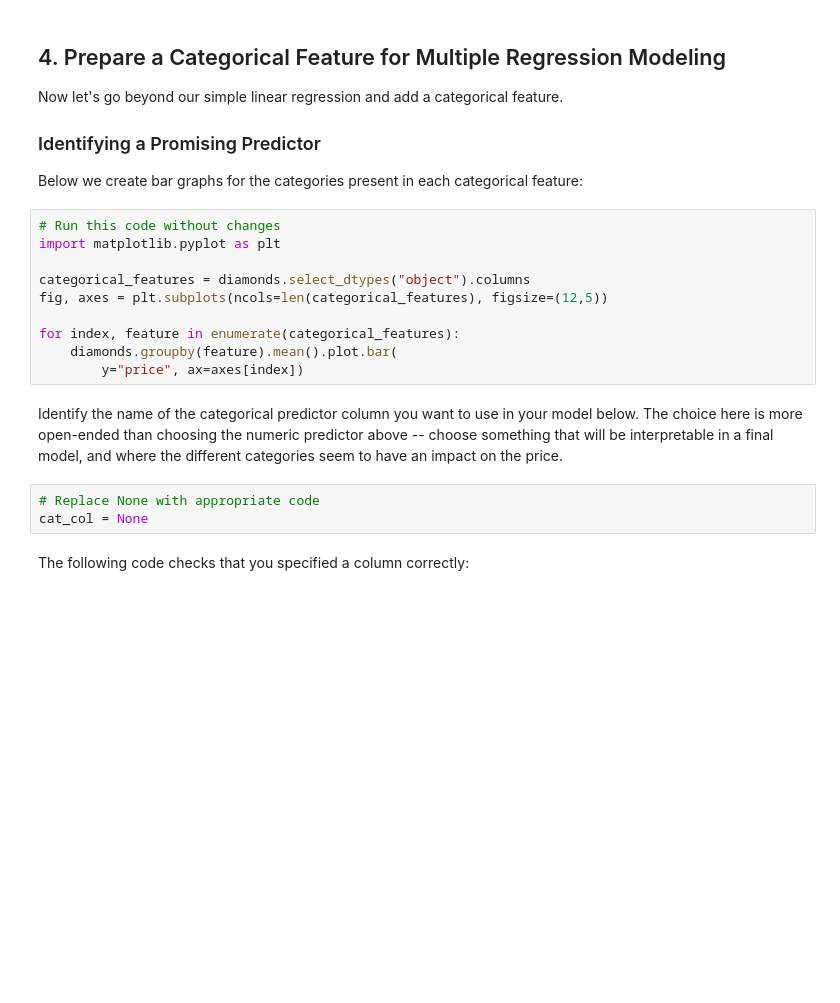
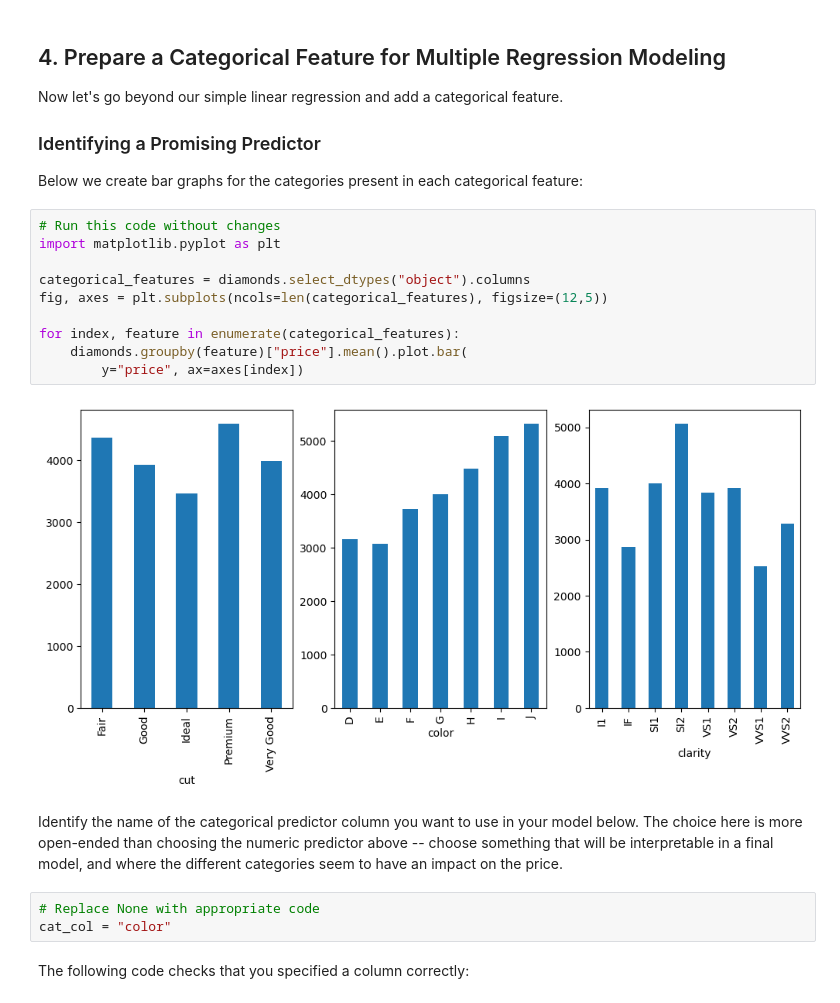
Before and after one commit to Kamaukaguru/dsc-multiple-regression-cumulative-lab, a Jupyter notebook: index.ipynb, the cells around one changed output. Cells and saved outputs as stored; diff of their text form; blank space fills up the shorter version.

```diff
--- a/index.ipynb
+++ b/index.ipynb
@@ -284,18 +310,20 @@ Below we create bar graphs for the categories present in each categorical featur
 # %%
 # Run this code without changes
 import matplotlib.pyplot as plt
 
 categorical_features = diamonds.select_dtypes("object").columns
 fig, axes = plt.subplots(ncols=len(categorical_features), figsize=(12,5))
 
 for index, feature in enumerate(categorical_features):
-    diamonds.groupby(feature).mean().plot.bar(
+    diamonds.groupby(feature)["price"].mean().plot.bar(
         y="price", ax=axes[index])
+# %% [output]
+[figure, added]
 # %% [markdown]
 Identify the name of the categorical predictor column you want to use in your model below. The choice here is more open-ended than choosing the numeric predictor above -- choose something that will be interpretable in a final model, and where the different categories seem to have an impact on the price.
 # %%
 # Replace None with appropriate code
-cat_col = None
+cat_col = "color"
 # %% [markdown]
 The following code checks that you specified a column correctly:
 # %%
```
Also changed, not shown: parts of 14 cells of this notebook.
